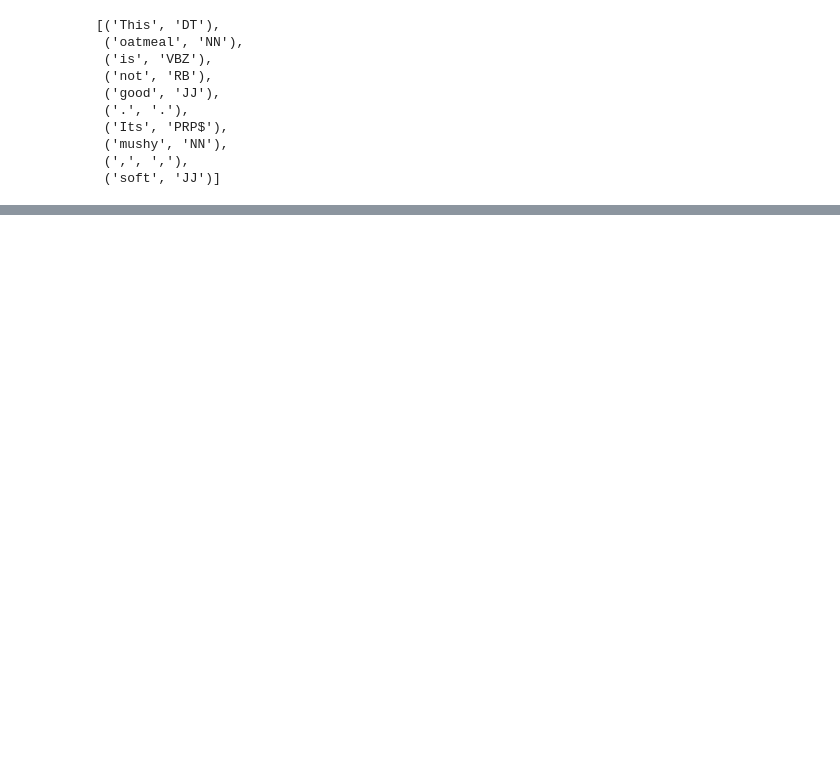
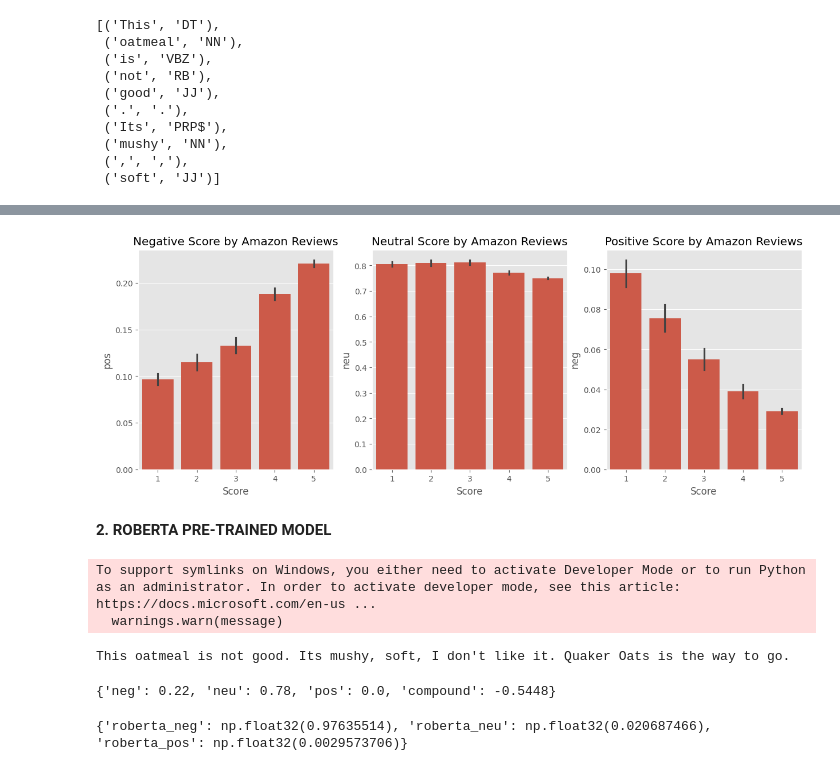
Before and after one commit to shashank274/Sentiment_Analysis, a Jupyter notebook: main.ipynb, the cells around one changed output, grey strips where cells are left out. Drawn from its saved outputs; the diff is of its cells as text; code cells hidden in the pictures; blank space fills up the shorter version.

```diff
--- a/main.ipynb
+++ b/main.ipynb
@@ -64,0 +157,16 @@ tagged[:10]
+# %%
+fig , axs = plt.subplots(1,3, figsize=(15,5))
+
+sns.barplot(data=vaders, x='Score', y='pos', ax = axs[0])
+sns.barplot(data=vaders, x='Score', y='neu', ax = axs[1])
+sns.barplot(data=vaders, x='Score', y='neg', ax = axs[2])
+
+axs[0].set_title('Negative Score by Amazon Reviews')
+axs[1].set_title('Neutral Score by Amazon Reviews')
+axs[2].set_title('Positive Score by Amazon Reviews')
+
+plt.show()
+# %% [output]
+[figure, added]
+# %% [markdown]
+**2. ROBERTA PRE-TRAINED MODEL**
@@ -64,0 +177,29 @@ tagged[:10]
+# %%
+MODEL = f"cardiffnlp/twitter-roberta-base-sentiment"
+tokenizer = AutoTokenizer.from_pretrained(MODEL)
+model = AutoModelForSequenceClassification.from_pretrained(MODEL)
+# %% [output]
+To support symlinks on Windows, you either need to activate Developer Mode or to run Python as an administrator. In order to activate developer mode, see this article: https://docs.microsoft.com/en-us ...
+  warnings.warn(message)
+# %%
+# VADER results on example
+print(example)
+sia.polarity_scores(example)
+# %% [output]
+This oatmeal is not good. Its mushy, soft, I don't like it. Quaker Oats is the way to go.
+{'neg': 0.22, 'neu': 0.78, 'pos': 0.0, 'compound': -0.5448}
+# %%
+#Run for Roberta Model
+
+encoded_text = tokenizer(example, return_tensors='pt')
+output = model(**encoded_text)
+scores = output[0][0].detach().numpy()
+scores = softmax(scores)
+scores_dict = {
+    'roberta_neg' : scores[0],
+    'roberta_neu' : scores[1],
+    'roberta_pos' : scores[2]
+}
+print(scores_dict)
+# %% [output]
+{'roberta_neg': np.float32(0.97635514), 'roberta_neu': np.float32(0.020687466), 'roberta_pos': np.float32(0.0029573706)}
```
Also changed, not shown: parts of 18 cells of this notebook.
